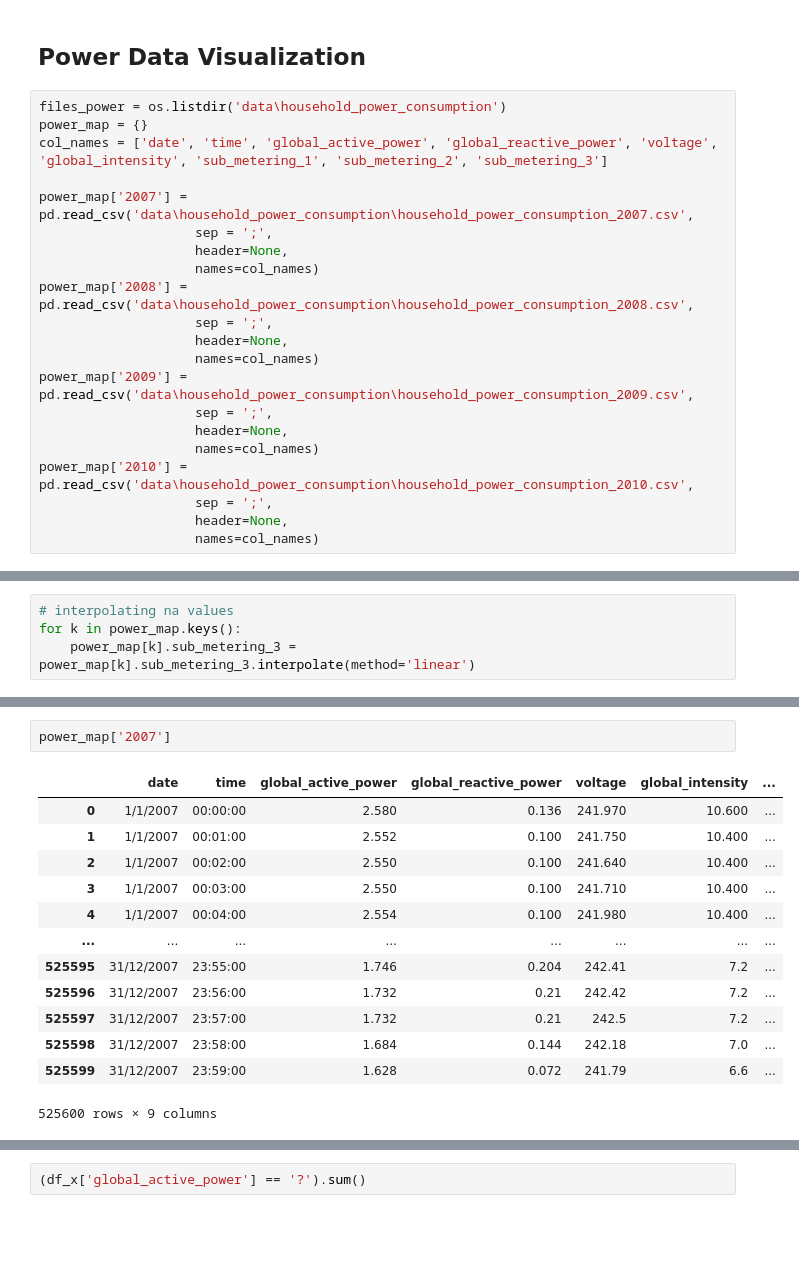
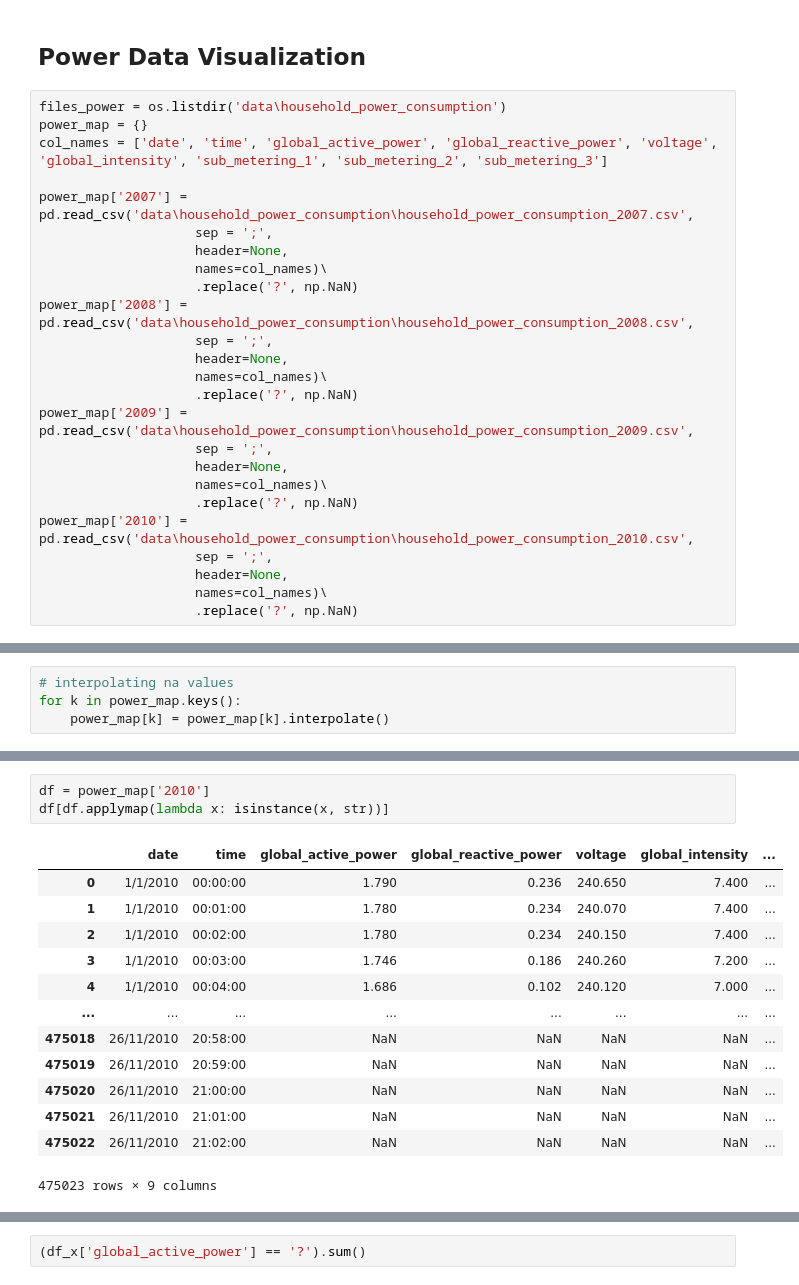
Before and after one commit to sabrinasartori/project-INF442, a Jupyter notebook: notebooks/01-data_pre_processing.ipynb, the cells around one changed output, grey strips where cells are left out. Drawn from its saved outputs; the diff is of its cells as text; blank space fills up the shorter version.

```diff
--- a/notebooks/01-data_pre_processing.ipynb
+++ b/notebooks/01-data_pre_processing.ipynb
@@ -151,19 +140,23 @@ col_names = ['date', 'time', 'global_active_power', 'global_reactive_power', 'vo
 power_map['2007'] = pd.read_csv('data\household_power_consumption\household_power_consumption_2007.csv',
                     sep = ';',
                     header=None,
-                    names=col_names)
+                    names=col_names)\
+                    .replace('?', np.NaN)
 power_map['2008'] = pd.read_csv('data\household_power_consumption\household_power_consumption_2008.csv',
                     sep = ';',
                     header=None,
-                    names=col_names)
+                    names=col_names)\
+                    .replace('?', np.NaN)
 power_map['2009'] = pd.read_csv('data\household_power_consumption\household_power_consumption_2009.csv',
                     sep = ';',
                     header=None,
-                    names=col_names)
+                    names=col_names)\
+                    .replace('?', np.NaN)
 power_map['2010'] = pd.read_csv('data\household_power_consumption\household_power_consumption_2010.csv',
                     sep = ';',
                     header=None,
-                    names=col_names)
+                    names=col_names)\
+                    .replace('?', np.NaN)
 # %%
 # sub_metering_3 is the only column with na data
 power_map['2010'].isna().sum()
@@ -181,4 +178,4 @@ dtype: int64
 # %%
 # interpolating na values
 for k in power_map.keys():
-    power_map[k].sub_metering_3 = power_map[k].sub_metering_3.interpolate(method='linear')
+    power_map[k] = power_map[k].interpolate()
@@ -198,16 +182,17 @@ dtype: int64
-# %%
-power_map['2007']
-# %% [output]
-|  | date | time | global_active_power | global_reactive_power | voltage | global_intensity | ... |
-| 0 | 1/1/2007 | 00:00:00 | 2.580 | 0.136 | 241.970 | 10.600 | ... |
-| 1 | 1/1/2007 | 00:01:00 | 2.552 | 0.100 | 241.750 | 10.400 | ... |
-| 2 | 1/1/2007 | 00:02:00 | 2.550 | 0.100 | 241.640 | 10.400 | ... |
-| 3 | 1/1/2007 | 00:03:00 | 2.550 | 0.100 | 241.710 | 10.400 | ... |
-| 4 | 1/1/2007 | 00:04:00 | 2.554 | 0.100 | 241.980 | 10.400 | ... |
-| ... | ... | ... | ... | ... | ... | ... | ... |
-| 525595 | 31/12/2007 | 23:55:00 | 1.746 | 0.204 | 242.41 | 7.2 | ... |
-| 525596 | 31/12/2007 | 23:56:00 | 1.732 | 0.21 | 242.42 | 7.2 | ... |
-| 525597 | 31/12/2007 | 23:57:00 | 1.732 | 0.21 | 242.5 | 7.2 | ... |
-| 525598 | 31/12/2007 | 23:58:00 | 1.684 | 0.144 | 242.18 | 7.0 | ... |
-| 525599 | 31/12/2007 | 23:59:00 | 1.628 | 0.072 | 241.79 | 6.6 | ... |
-525600 rows × 9 columns
+# %%
+df = power_map['2010']
+df[df.applymap(lambda x: isinstance(x, str))]
+# %% [output]
+|  | date | time | global_active_power | global_reactive_power | voltage | global_intensity | ... |
+| 0 | 1/1/2010 | 00:00:00 | 1.790 | 0.236 | 240.650 | 7.400 | ... |
+| 1 | 1/1/2010 | 00:01:00 | 1.780 | 0.234 | 240.070 | 7.400 | ... |
+| 2 | 1/1/2010 | 00:02:00 | 1.780 | 0.234 | 240.150 | 7.400 | ... |
+| 3 | 1/1/2010 | 00:03:00 | 1.746 | 0.186 | 240.260 | 7.200 | ... |
+| 4 | 1/1/2010 | 00:04:00 | 1.686 | 0.102 | 240.120 | 7.000 | ... |
+| ... | ... | ... | ... | ... | ... | ... | ... |
+| 475018 | 26/11/2010 | 20:58:00 | NaN | NaN | NaN | NaN | ... |
+| 475019 | 26/11/2010 | 20:59:00 | NaN | NaN | NaN | NaN | ... |
+| 475020 | 26/11/2010 | 21:00:00 | NaN | NaN | NaN | NaN | ... |
+| 475021 | 26/11/2010 | 21:01:00 | NaN | NaN | NaN | NaN | ... |
+| 475022 | 26/11/2010 | 21:02:00 | NaN | NaN | NaN | NaN | ... |
+475023 rows × 9 columns
```
Also changed, not shown: parts of 10 cells of this notebook.
